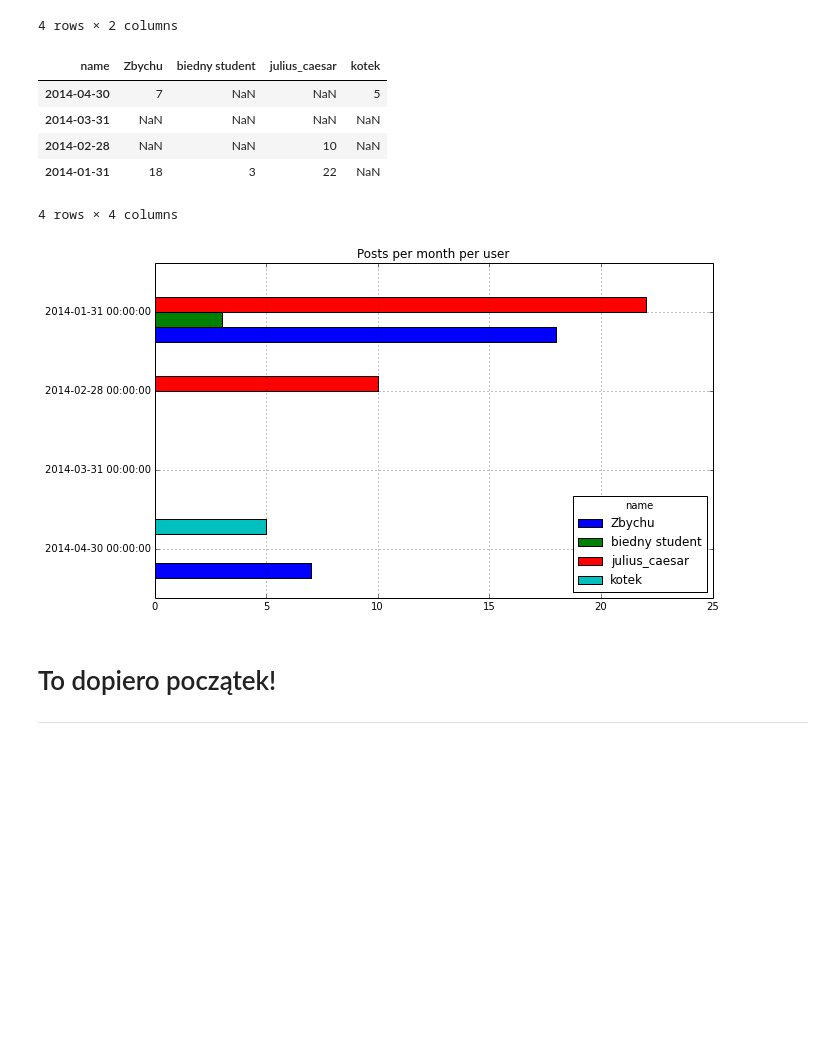
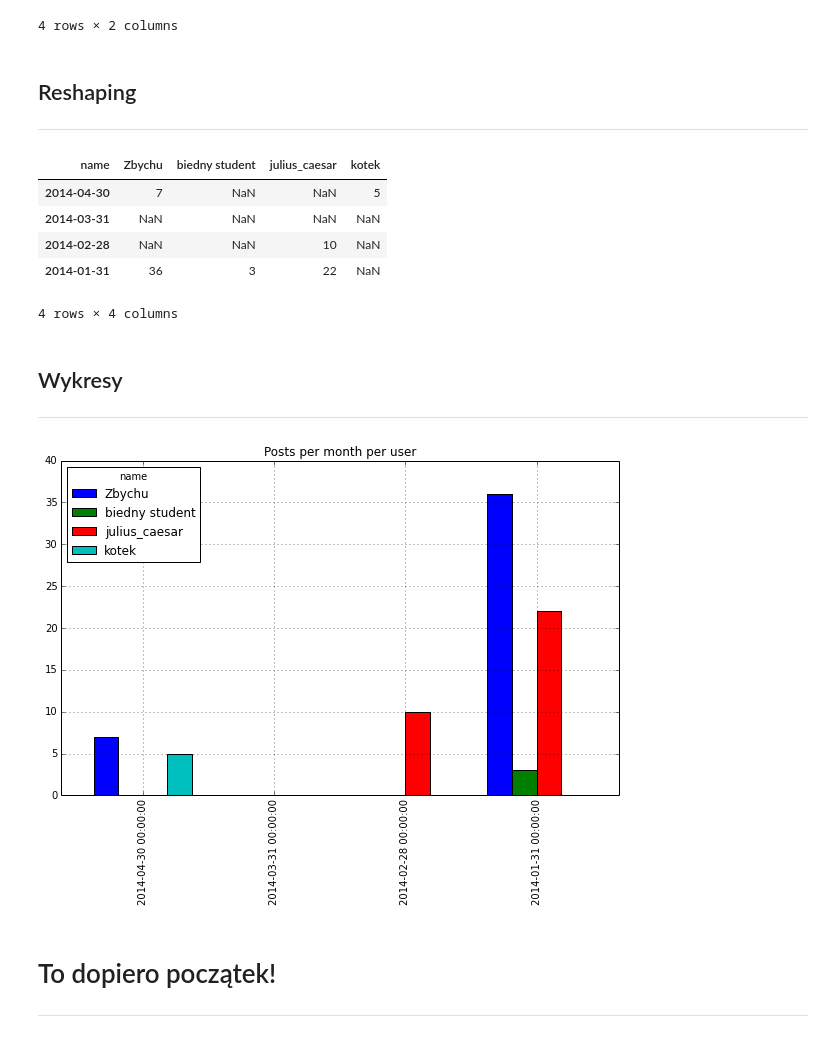
Before and after one commit to pawroman/pywaw-pandas, a Jupyter notebook: src/pandas_pywaw.ipynb, the cells around one changed output. Saved outputs shown, nothing was run; the diff lists cells and outputs as text; code cells hidden in the pictures; blank space fills up the shorter version.

```diff
--- a/src/pandas_pywaw.ipynb
+++ b/src/pandas_pywaw.ipynb
@@ -175,10 +208,13 @@ posts_by_day
 | 2014-02-04 | 5 | 10 |
 | 2014-04-15 | 13 | 12 |
 4 rows × 2 columns
+# %% [markdown]
+## Reshaping
+----
 # %%
 by_month = posts_ts.pivot_table(
     "likes", cols="name", rows=posts_ts.index
-).resample("M").sort_index(ascending=False)
+).resample("M", how="sum").sort_index(ascending=False)
 
 by_month
 # %% [output]
@@ -186,14 +222,17 @@ by_month
 | 2014-04-30 | 7 | NaN | NaN | 5 |
 | 2014-03-31 | NaN | NaN | NaN | NaN |
 | 2014-02-28 | NaN | NaN | 10 | NaN |
-| 2014-01-31 | 18 | 3 | 22 | NaN |
+| 2014-01-31 | 36 | 3 | 22 | NaN |
 4 rows × 4 columns
+# %% [markdown]
+## Wykresy
+----
 # %%
 %matplotlib inline
 
-plots = by_month.plot(kind="barh", figsize=(10, 6), title="Posts per month per user")
+plots = by_month.plot(kind="bar", figsize=(10, 6), title="Posts per month per user")
 # %% [output]
-[figure, old version]
+[figure, new version]
 # %% [markdown]
 # To dopiero początek!
 
```
Also changed, not shown: parts of 10 cells of this notebook.
